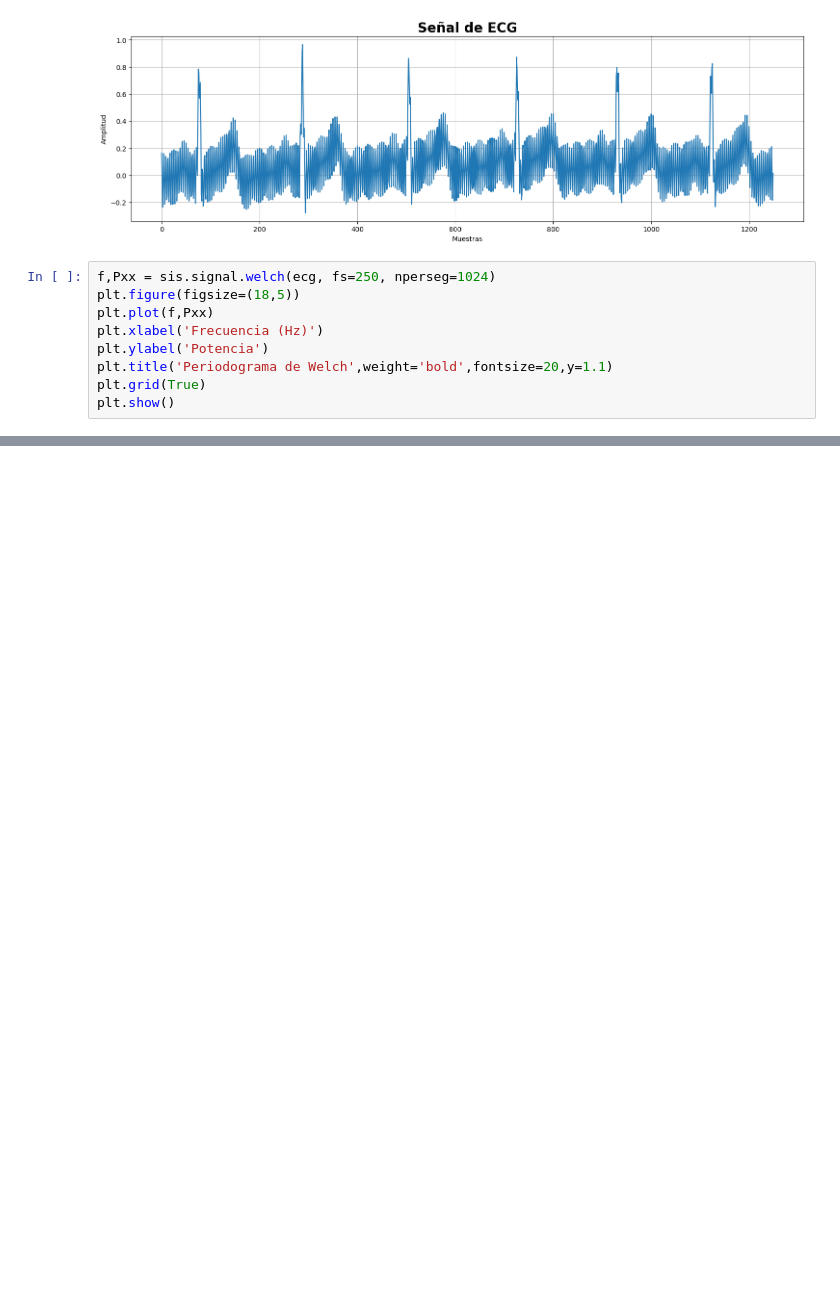
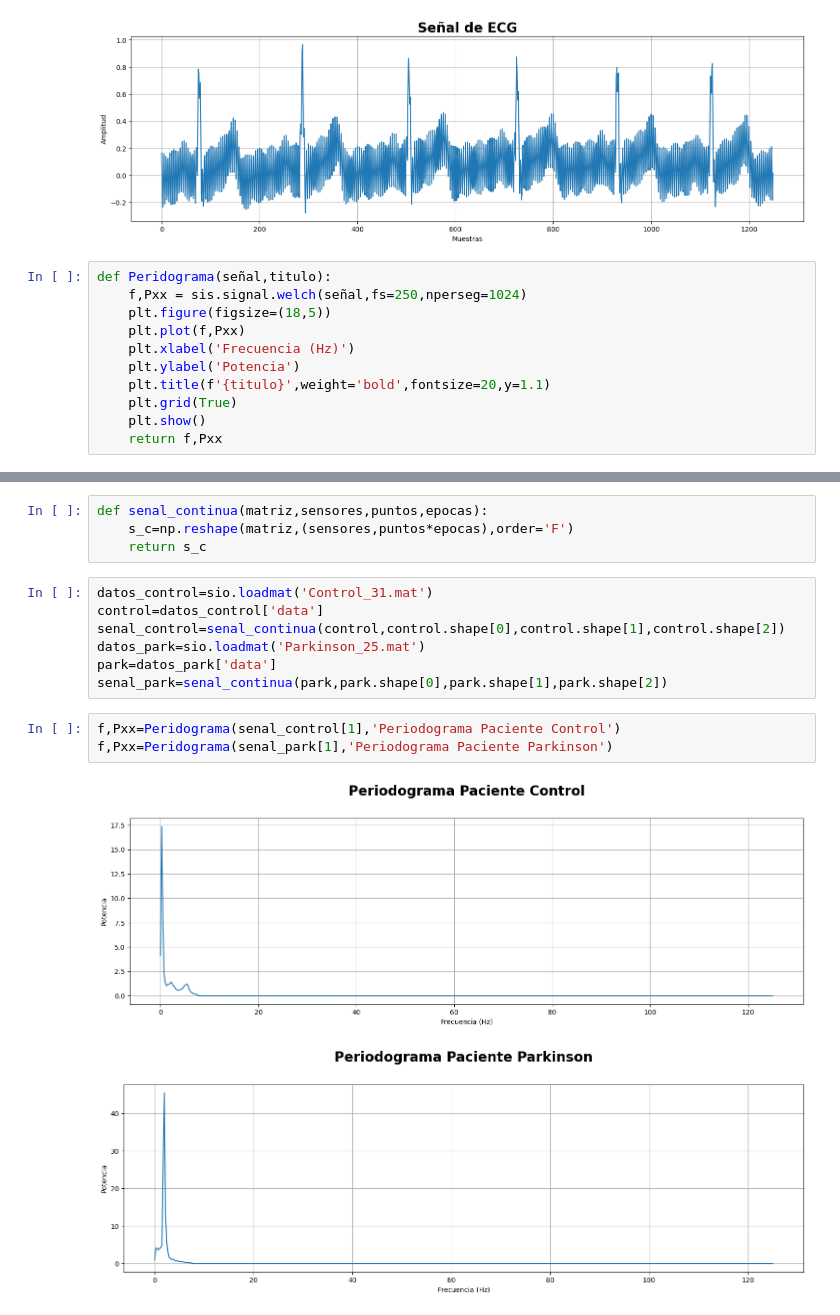
Before and after one commit to julian-rosero/biosenales, a Jupyter notebook: Practica_5/Practica_5.ipynb, the cells around one changed output, grey strips where cells are left out. Cells and saved outputs as stored; diff of their text form; blank space fills up the shorter version.

```diff
--- a/Practica_5/Practica_5.ipynb
+++ b/Practica_5/Practica_5.ipynb
@@ -111,11 +117,13 @@ plt.show()
 # %% [output]
 [figure]
 # %%
-f,Pxx = sis.signal.welch(ecg, fs=250, nperseg=1024)
-plt.figure(figsize=(18,5))
-plt.plot(f,Pxx)
-plt.xlabel('Frecuencia (Hz)')
-plt.ylabel('Potencia')
-plt.title('Periodograma de Welch',weight='bold',fontsize=20,y=1.1)
-plt.grid(True)
-plt.show()
+def Peridograma(señal,titulo):
+    f,Pxx = sis.signal.welch(señal,fs=250,nperseg=1024)
+    plt.figure(figsize=(18,5))
+    plt.plot(f,Pxx)
+    plt.xlabel('Frecuencia (Hz)')
+    plt.ylabel('Potencia')
+    plt.title(f'{titulo}',weight='bold',fontsize=20,y=1.1)
+    plt.grid(True)
+    plt.show()
+    return f,Pxx
@@ -128,0 +134,17 @@ plt.show()
+# %%
+def senal_continua(matriz,sensores,puntos,epocas):
+    s_c=np.reshape(matriz,(sensores,puntos*epocas),order='F')
+    return s_c
+# %%
+datos_control=sio.loadmat('Control_31.mat')
+control=datos_control['data']
+senal_control=senal_continua(control,control.shape[0],control.shape[1],control.shape[2])
+datos_park=sio.loadmat('Parkinson_25.mat')
+park=datos_park['data']
+senal_park=senal_continua(park,park.shape[0],park.shape[1],park.shape[2])
+# %%
+f,Pxx=Peridograma(senal_control[1],'Periodograma Paciente Control')
+f,Pxx=Peridograma(senal_park[1],'Periodograma Paciente Parkinson')
+# %% [output]
+[figure, added]
+[figure, added]
```
Also changed, not shown: parts of 10 cells of this notebook, 5 other files.
